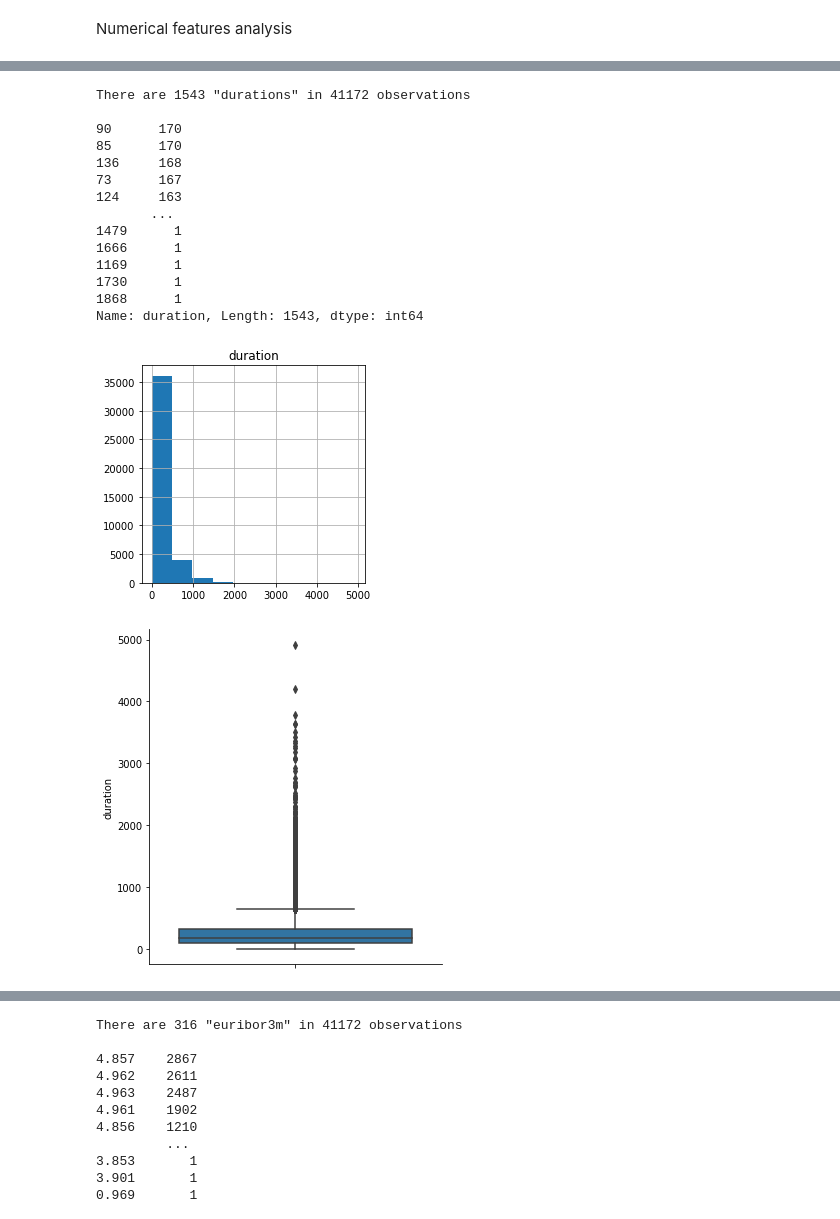
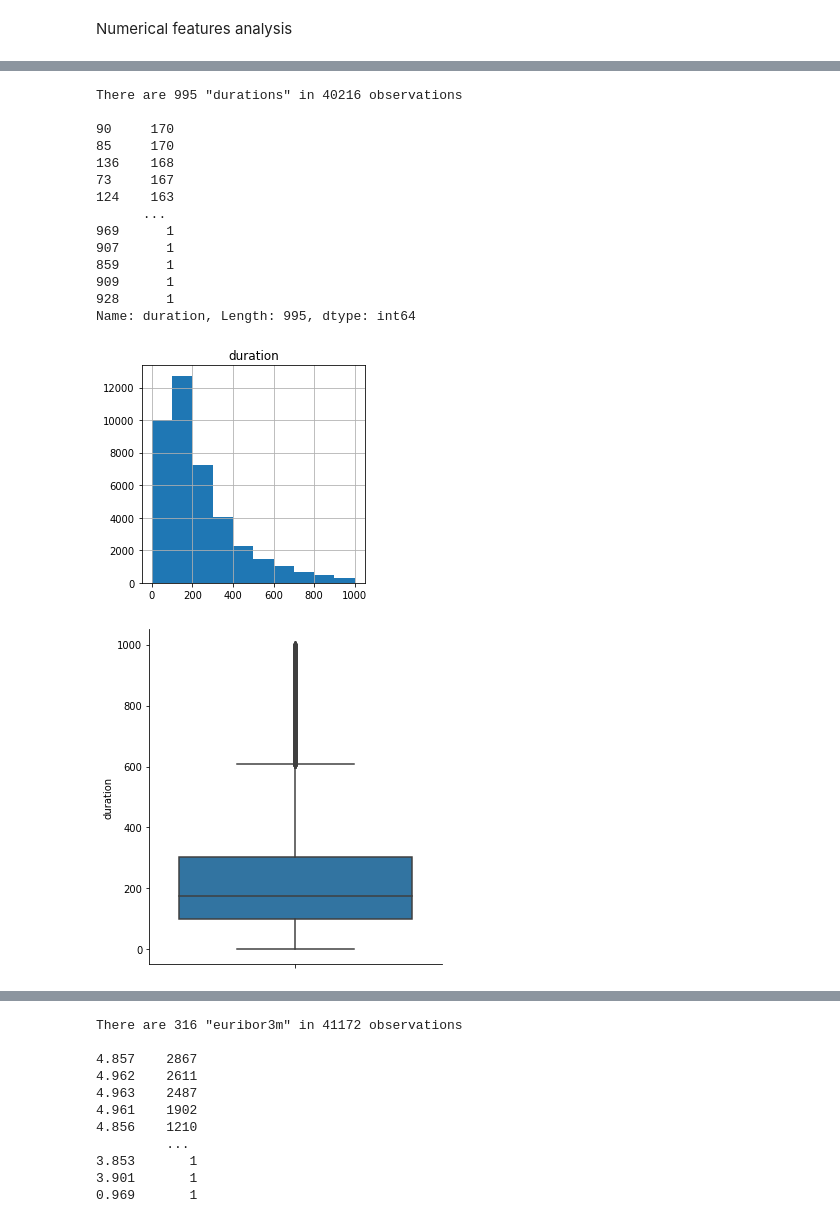
Before and after one commit to jgayosof/logistic-regression-project-tutorial, a Jupyter notebook: src/Sample_Steps.ipynb, the cells around one changed output, grey strips where cells are left out. Drawn from its saved outputs; the diff is of its cells as text; code cells hidden in the pictures.

```diff
--- a/src/Sample_Steps.ipynb
+++ b/src/Sample_Steps.ipynb
@@ -375,6 +375,9 @@ counts = df_raw['age'].value_counts()
 print(f'There are {nuniques} "ages" in {len(df_raw)} observations \n')
 print(f'{counts}')
 
+# remove 'age outliers
+df_raw = df_raw.drop(df_raw[df_raw.age > 69].index)
+
 df_raw.hist('age', grid=True, figsize=(4,4), bins=10)
 plt.show()
 
@@ -404,36 +410,39 @@ df_raw = df_interim.copy()
 # %%
 # 'duration' analysis
 
 # remove rows which duration = 0
 df_raw = df_raw.drop(df_raw[df_raw.duration == 0].index)
+
+# remove duration outliers
+df_raw = df_raw.drop(df_raw[df_raw.duration > 1000].index)
 
 nuniques = df_raw['duration'].nunique()
 counts = df_raw['duration'].value_counts()
 print(f'There are {nuniques} "durations" in {len(df_raw)} observations \n')
 print(f'{counts}')
 
 df_raw.hist('duration', grid=True, figsize=(4,4), bins=10)
 plt.show()
 
 sns.catplot(y='duration', kind='box', data=df_raw)
 plt.show()
 # %% [output]
-There are 1543 "durations" in 41172 observations
+There are 995 "durations" in 40216 observations
 
-90      170
-85      170
-136     168
-73      167
-124     163
-       ...
-1479      1
-1666      1
-1169      1
-1730      1
-1868      1
-Name: duration, Length: 1543, dtype: int64
+90     170
+85     170
+136    168
+73     167
+124    163
+      ...
+969      1
+907      1
+859      1
+909      1
+928      1
+Name: duration, Length: 995, dtype: int64
-[figure, old version]
+[figure, new version]
-[figure, old version]
+[figure, new version]
 # %%
 # 'campaign' analysis
 
```
Also changed, not shown: parts of 6 cells of this notebook.
